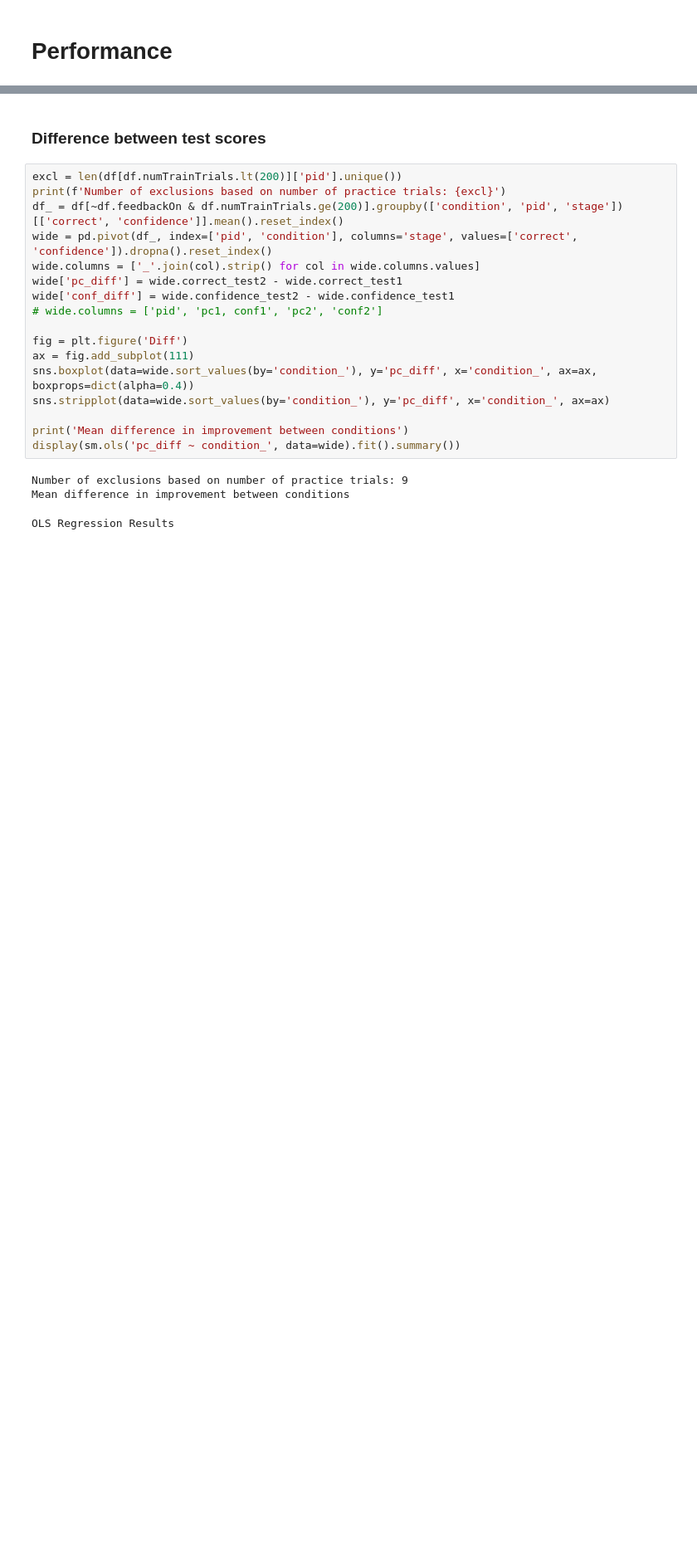
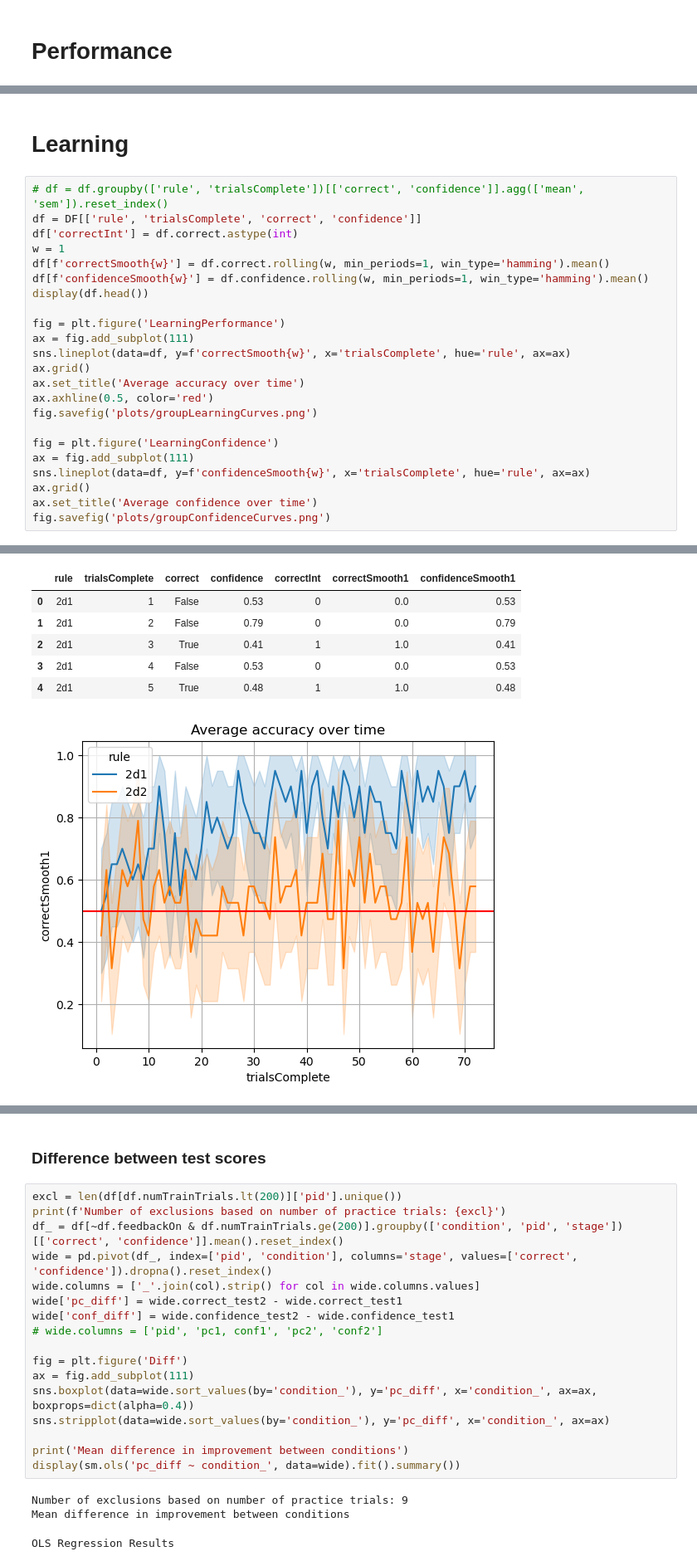
Before and after one commit to alex-ten/repetition_bias_active_learning, a Jupyter notebook: pilot_analyses.ipynb, the cells around one changed output, grey strips where cells are left out. Shown at 83% size. Drawn from its saved outputs; the diff is of its cells as text; blank space fills up the shorter version.

```diff
--- a/pilot_analyses.ipynb
+++ b/pilot_analyses.ipynb
@@ -112,0 +116,26 @@ Notes:
+# %% [markdown]
+# Learning
+# %%
+# df = df.groupby(['rule', 'trialsComplete'])[['correct', 'confidence']].agg(['mean', 'sem']).reset_index()
+df = DF[['rule', 'trialsComplete', 'correct', 'confidence']]
+df['correctInt'] = df.correct.astype(int)
+w = 1
+df[f'correctSmooth{w}'] = df.correct.rolling(w, min_periods=1, win_type='hamming').mean()
+df[f'confidenceSmooth{w}'] = df.confidence.rolling(w, min_periods=1, win_type='hamming').mean()
+display(df.head())
+
+fig = plt.figure('LearningPerformance')
+ax = fig.add_subplot(111)
+sns.lineplot(data=df, y=f'correctSmooth{w}', x='trialsComplete', hue='rule', ax=ax)
+ax.grid()
+ax.set_title('Average accuracy over time')
+ax.axhline(0.5, color='red')
+fig.savefig('plots/groupLearningCurves.png')
+
+fig = plt.figure('LearningConfidence')
+ax = fig.add_subplot(111)
+sns.lineplot(data=df, y=f'confidenceSmooth{w}', x='trialsComplete', hue='rule', ax=ax)
+ax.grid()
+ax.set_title('Average confidence over time')
+fig.savefig('plots/groupConfidenceCurves.png')
+# %% [output]
@@ -112,0 +157,7 @@ Notes:
+|  | rule | trialsComplete | correct | confidence | correctInt | correctSmooth1 | confidenceSmooth1 |
+| 0 | 2d1 | 1 | False | 0.53 | 0 | 0.0 | 0.53 |
+| 1 | 2d1 | 2 | False | 0.79 | 0 | 0.0 | 0.79 |
+| 2 | 2d1 | 3 | True | 0.41 | 1 | 1.0 | 0.41 |
+| 3 | 2d1 | 4 | False | 0.53 | 0 | 0.0 | 0.53 |
+| 4 | 2d1 | 5 | True | 0.48 | 1 | 1.0 | 0.48 |
+[figure, added]
```
Also changed, not shown: parts of 11 cells of this notebook, 9 other files.
